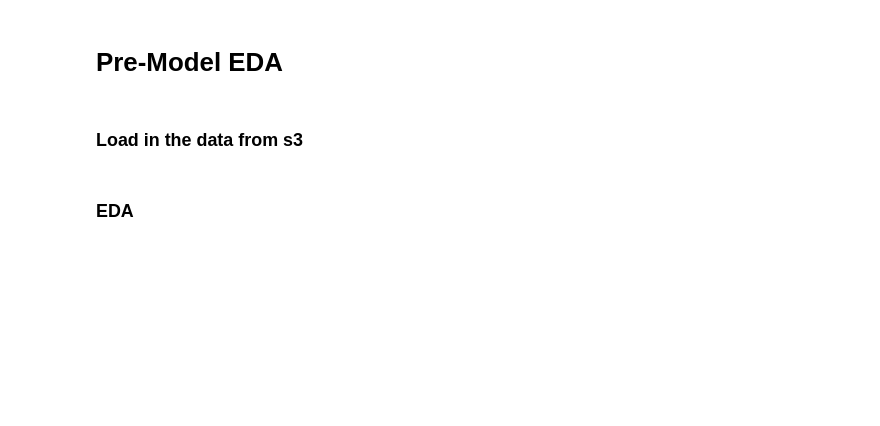
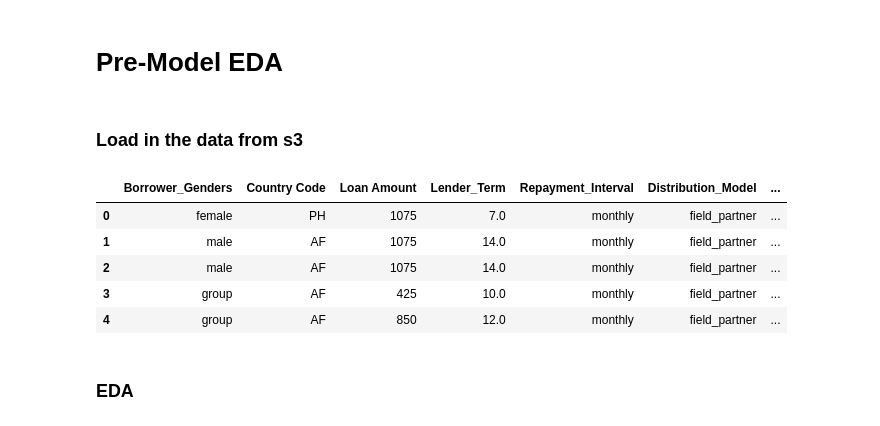
Before and after one commit to clcarver1130/dsi_capstone_project, a Jupyter notebook: notebooks/intial_eda.ipynb, the cells around one changed output. Saved outputs shown, nothing was run; the diff lists cells and outputs as text; code cells hidden in the pictures; blank space fills up the shorter version.

Commit message:
Created table image

```diff
--- a/notebooks/intial_eda.ipynb
+++ b/notebooks/intial_eda.ipynb
@@ -11,7 +11,21 @@ import seaborn as sns
 plt.style.use('seaborn-poster')
 # %%
 # Load in data: df
-df = pd.read_csv('https://s3.amazonaws.com/clcarverloans/data/df_cleaned.csv')
+df = pd.read_csv('https://s3.amazonaws.com/clcarverloans/data/df_cleaned.csv', nrows=5)
+# %%
+# Remove usesless rows: df_select
+cols = ['Borrower_Genders', 'Country Code', 'Loan Amount', 'Lender_Term',
+       'Repayment_Interval', 'Distribution_Model', 'Sector', 'Activity','Use','Delinquent']
+df_select = df[cols]
+# %%
+df_select.head()
+# %% [output]
+|  | Borrower_Genders | Country Code | Loan Amount | Lender_Term | Repayment_Interval | Distribution_Model | ... |
+| 0 | female | PH | 1075 | 7.0 | monthly | field_partner | ... |
+| 1 | male | AF | 1075 | 14.0 | monthly | field_partner | ... |
+| 2 | male | AF | 1075 | 14.0 | monthly | field_partner | ... |
+| 3 | group | AF | 425 | 10.0 | monthly | field_partner | ... |
+| 4 | group | AF | 850 | 12.0 | monthly | field_partner | ... |
 # %% [markdown]
 ### EDA
 # %%
```
Also changed, not shown: 1 other file.
